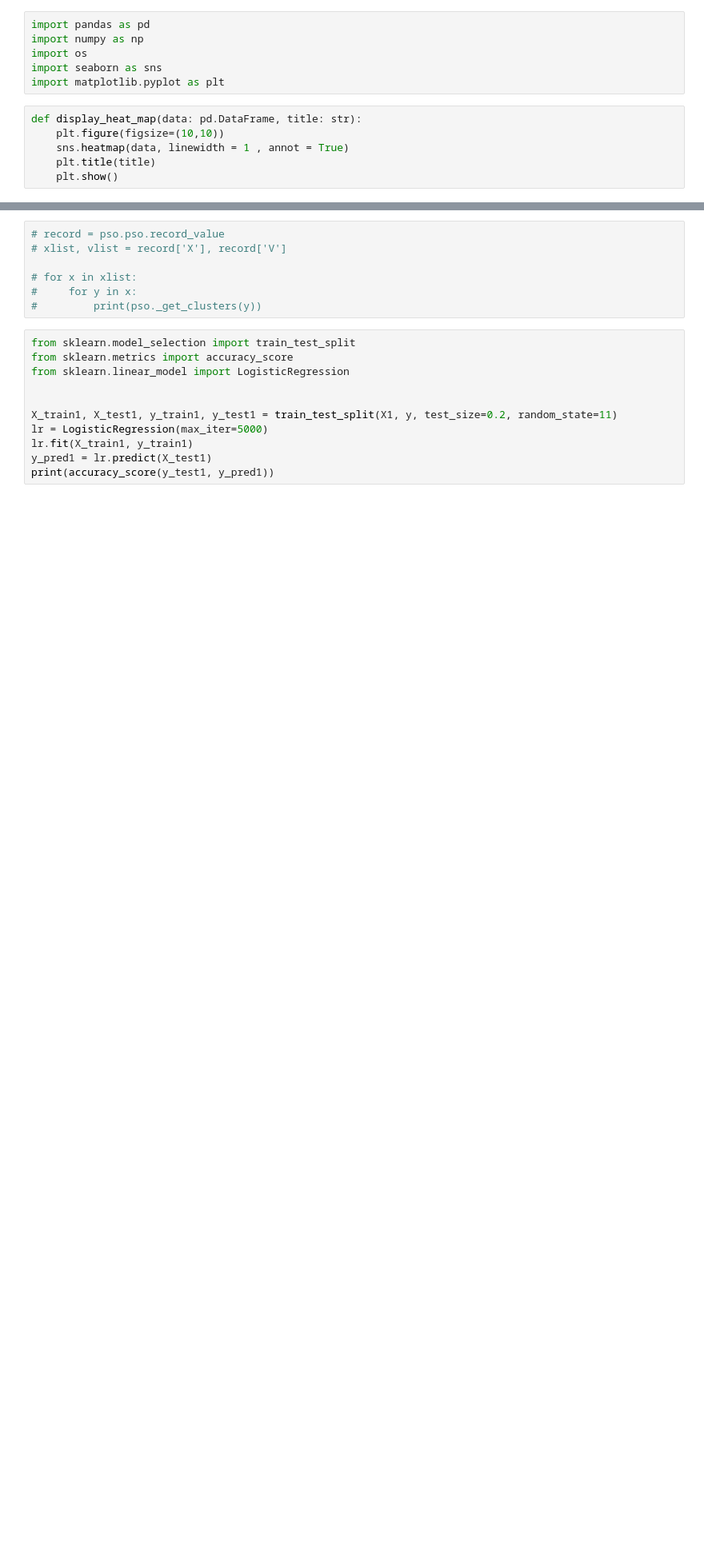
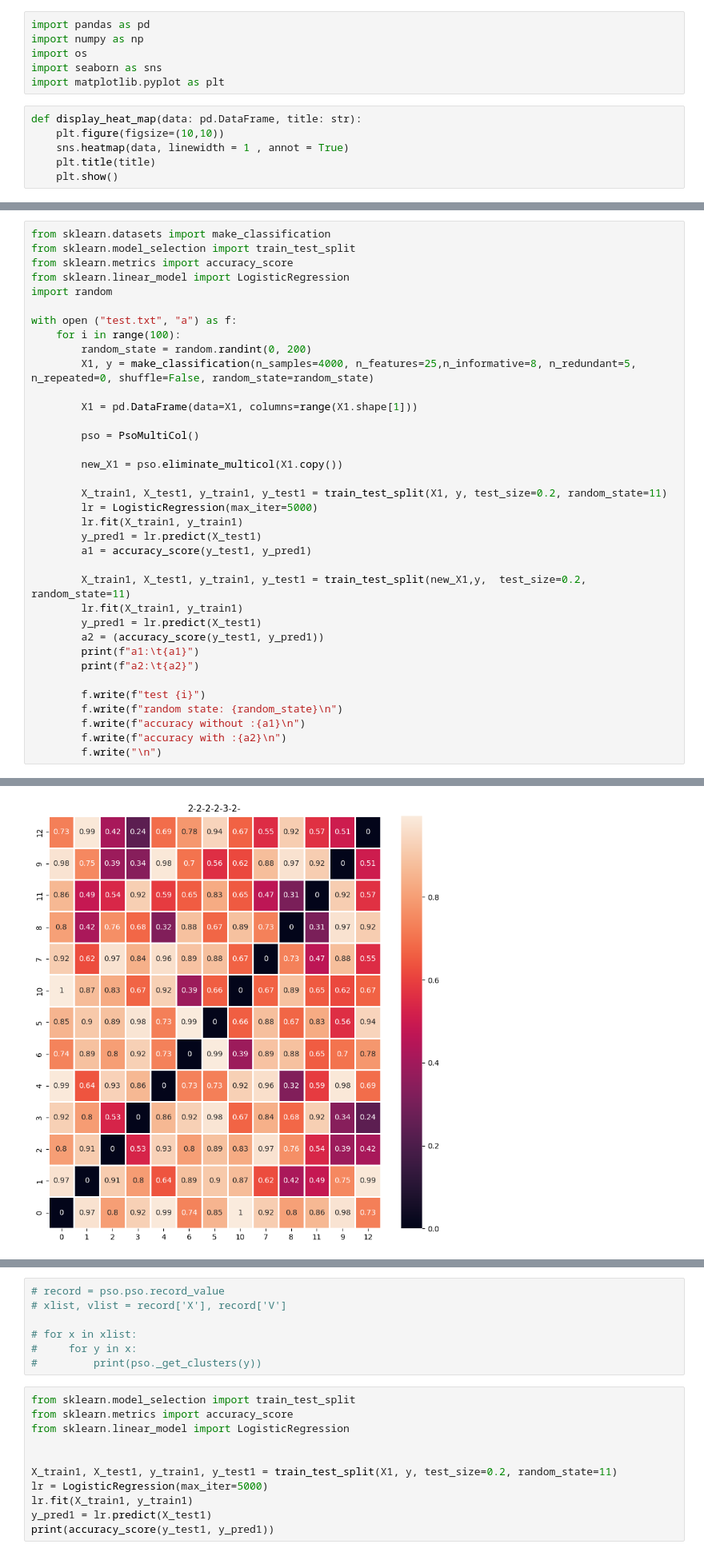
Before and after one commit to Daru1914/NIC_Project, a Jupyter notebook: multicollinearity_PSO.ipynb, the cells around one changed output, grey strips where cells are left out. Shown at 80% size. Cells and saved outputs as stored; diff of their text form; blank space fills up the shorter version.

Commit message:
best version of PSO multi-collinearity

```diff
--- a/multicollinearity_PSO.ipynb
+++ b/multicollinearity_PSO.ipynb
@@ -185,3 +228,40 @@ class PsoMultiCol:
         new_collinear_df = self._get_new_df(best_x)
         # concatenate the two parts to form the final dataframe
         return pd.concat([non_collinear_df, new_collinear_df], axis=1)
+# %%
+from sklearn.datasets import make_classification
+from sklearn.model_selection import train_test_split
+from sklearn.metrics import accuracy_score
+from sklearn.linear_model import LogisticRegression
+import random
+
+with open ("test.txt", "a") as f:
+    for i in range(100):
+        random_state = random.randint(0, 200)
+        X1, y = make_classification(n_samples=4000, n_features=25,n_informative=8, n_redundant=5, n_repeated=0, shuffle=False, random_state=random_state)
+
+        X1 = pd.DataFrame(data=X1, columns=range(X1.shape[1]))
+
+        pso = PsoMultiCol()
+
+        new_X1 = pso.eliminate_multicol(X1.copy())
+
+        X_train1, X_test1, y_train1, y_test1 = train_test_split(X1, y, test_size=0.2, random_state=11)
+        lr = LogisticRegression(max_iter=5000)
+        lr.fit(X_train1, y_train1)
+        y_pred1 = lr.predict(X_test1)
+        a1 = accuracy_score(y_test1, y_pred1)
+
+        X_train1, X_test1, y_train1, y_test1 = train_test_split(new_X1,y,  test_size=0.2, random_state=11)
+        lr.fit(X_train1, y_train1)
+        y_pred1 = lr.predict(X_test1)
+        a2 = (accuracy_score(y_test1, y_pred1))
+        print(f"a1:\t{a1}")
+        print(f"a2:\t{a2}")
+
+        f.write(f"test {i}")
+        f.write(f"random state: {random_state}\n")
+        f.write(f"accuracy without :{a1}\n")
+        f.write(f"accuracy with :{a2}\n")
+        f.write("\n")
+# %% [output]
@@ -187,0 +269 @@ class PsoMultiCol:
+[figure, added]
```
Also changed, not shown: parts of 4 cells of this notebook, 1 other file.
